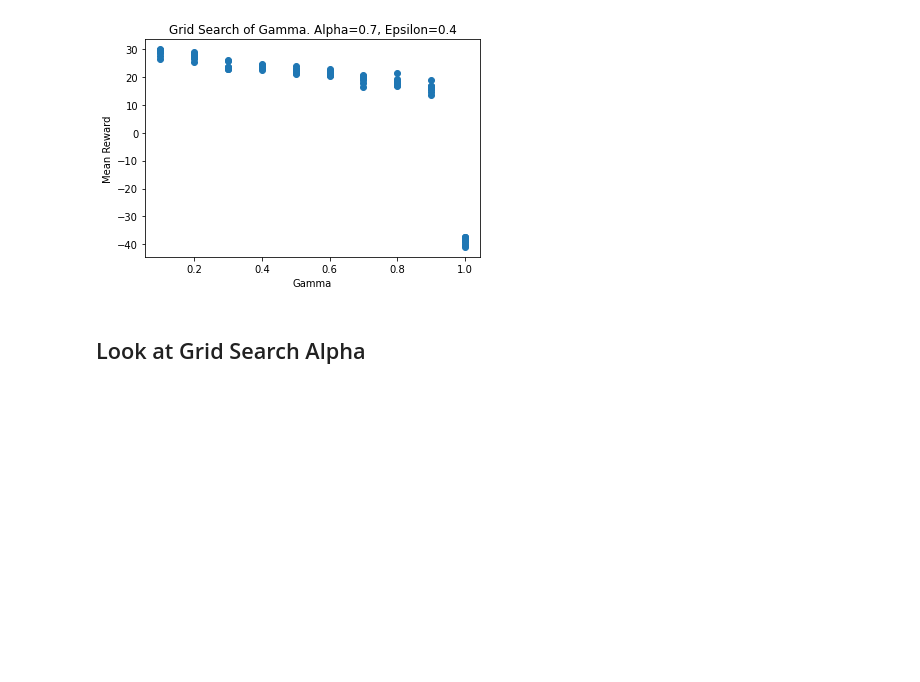
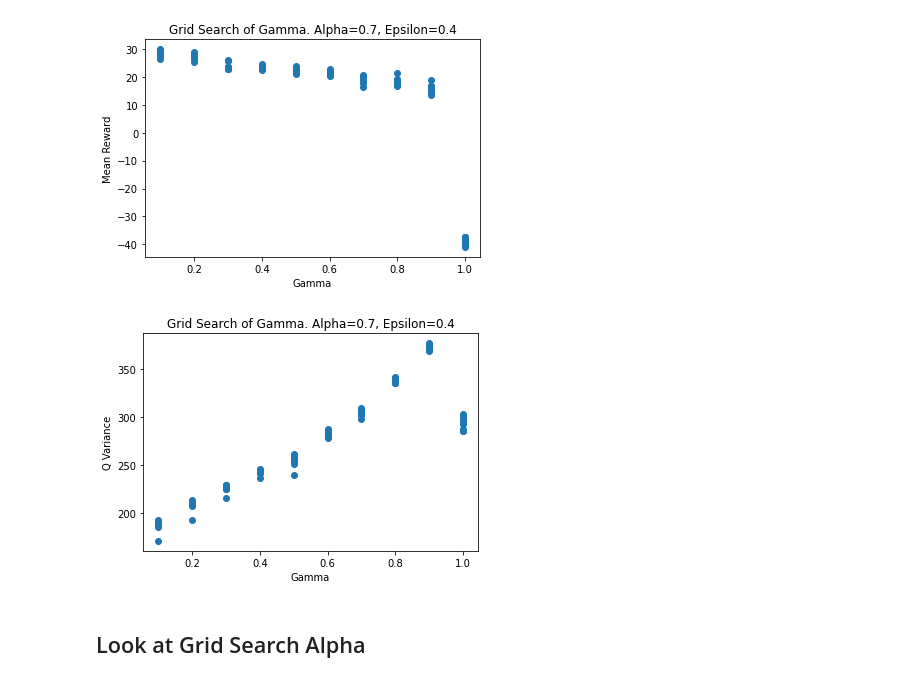
Before and after one commit to SL477/DRL-coursework, a Jupyter notebook: basic_task_data.ipynb, the cells around one changed output. Cells and saved outputs as stored; diff of their text form; code cells hidden in the pictures; blank space fills up the shorter version.

```diff
--- a/basic_task_data.ipynb
+++ b/basic_task_data.ipynb
@@ -75,6 +75,14 @@ plt.title('Grid Search of Gamma. Alpha=0.7, Epsilon=0.4')
 plt.show()
 # %% [output]
 [figure]
+# %%
+plt.scatter('gamma', 'q_var', data=grid_gamma_df)
+plt.xlabel('Gamma')
+plt.ylabel('Q Variance')
+plt.title('Grid Search of Gamma. Alpha=0.7, Epsilon=0.4')
+plt.show()
+# %% [output]
+[figure, added]
 # %% [markdown]
 ## Look at Grid Search Alpha
 # %%
```
Also changed, not shown: parts of 7 cells of this notebook, 5 other files.
